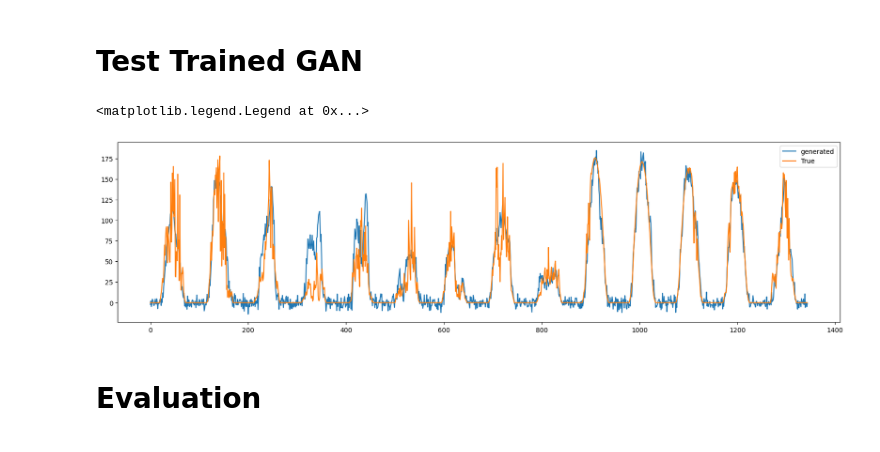
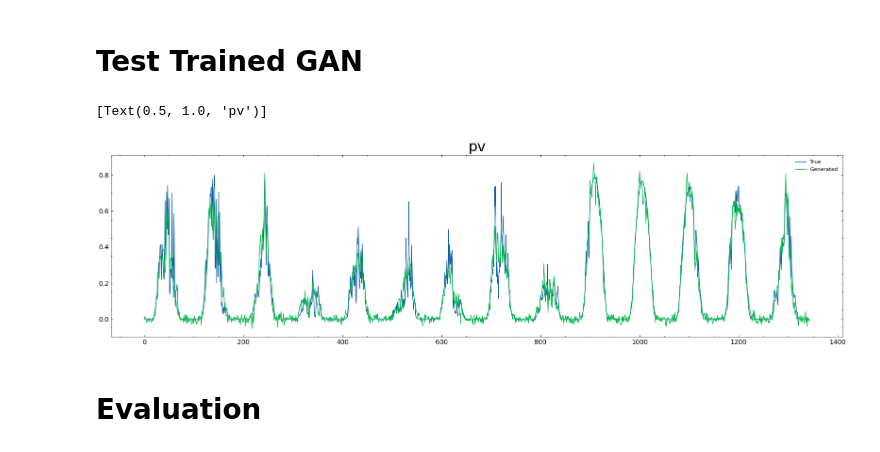
Before and after one commit to WillWang1113/Conditional_Wasserstein_GAN, a Jupyter notebook: test.ipynb, the cells around one changed output. Saved outputs shown, nothing was run; the diff lists cells and outputs as text; code cells hidden in the pictures.

Commit message:
add plots

```diff
--- a/test.ipynb
+++ b/test.ipynb
@@ -78,6 +84,15 @@ max value: 222.967
 import pandas as pd
 import numpy as np
 import matplotlib.pyplot as plt
+
+import scienceplots
+plt.style.use(['science','no-latex'])
+plt.rcParams.update({
+    'axes.labelsize': 20,
+    "xtick.labelsize": 18,
+    "ytick.labelsize": 18,
+    "axes.titlesize": 22,
+})
 
 time_col = pd.DataFrame(pd.date_range(start="1/1/2019 00:00:00",
                                       end="12/31/2021 23:45:00",
@@ -90,7 +105,13 @@ print("wind length:\t", len(wind))
 wind = pd.merge(time_col, wind, how="outer")
 wind = wind.ffill()
 wind["value"] = wind["value"]+1
+wind["value"] = wind["value"]/ wind["value"].max()
 # wind.to_csv("data/wind_sps.csv", index=False)
-fig, ax = plt.subplots(2, figsize=[20,5])
+fig, ax = plt.subplots(2, figsize=[20, 10])
 ax[0].plot(wind["ds"], wind["value"])
-ax[1].plot(wind["ds"][100:100+96*7], wind["value"][100:100+96*7])
+ax[1].plot(wind["ds"][:96*7], wind["value"][:96*7], lw=3)
+ax[0].set(ylabel='Power Output', title='Wind Outputs (p.u.)')
+ax[1].set(xlabel='Time', ylabel='Power Output')
+fig.savefig("data/wind_sps.png", dpi=300, transparent=True, bbox_inches="tight")
+
+# ax[2].hist(wind["value"], bins=80, histtype="stepfilled", alpha=.8)
@@ -164,57 +199,64 @@ import pickle
 import numpy as np
 import matplotlib.pyplot as plt
 from sklearn.preprocessing import StandardScaler
+import scienceplots
+plt.style.use(['science', 'no-latex', "nature"])
+plt.rcParams.update({
+    'axes.labelsize': 15,
+    "xtick.labelsize": 10,
+    "ytick.labelsize": 10,
+    "axes.titlesize": 22,
+    "legend.fontsize": 8
+})
 
 power_type = "pv"
+condition = True
 mydata = pickle.load(open(f'loggings/{power_type}_preprocess.pkl', 'rb'))
-scaler = mydata["scaler"]
+# scaler = mydata["scaler"]
 test_ds = mydata["test_ds"]
+test_ds = test_ds.astype(float)
 
-generator = torch.load(f"loggings/{power_type}_generator.pth")
+generator = torch.load(f"loggings/{power_type}_C{condition}_G.pth")
 generator.eval()
 
 final_results = []
+# choose = 5
+# for i in range(choose):
 for i in range(len(test_ds)):
     select = i
 
     # select = 50
-    target = test_ds[select][:-2]
-    cond = test_ds[select][-2:].reshape(1, -1)
-    # target = torch.from_numpy(target).float().cuda()
+    target = test_ds[select, :96]
+    cond = test_ds[select, 96:].reshape(1, -1)
+
     cond = torch.from_numpy(cond).float().cuda()
 
-    num = 1000
-    dist = 99999999
+    num = 2500
+    dist = 1e10
     idx = 0
     record = []
     for i in range(num):
         z = torch.normal(0, 1, [1, 96]).cuda()
-
-        # print(z)
         # break
         y_hat = generator(z, cond)
         y_hat = y_hat.detach().cpu().numpy().reshape(target.shape)
         y_hat = y_hat.astype(float)
         if np.linalg.norm(y_hat - target) < dist:
             dist = np.linalg.norm(y_hat - target)
             idx = i
         record.append(y_hat)
     best_fit = record[idx]
     final_results.append(best_fit)
-final_results = np.concatenate(final_results, axis=0) * scaler
+final_results = np.concatenate(final_results, axis=0)
 
 start = 100
 plot_len = 96 * 14
 end = start + plot_len
 fig, ax = plt.subplots(figsize=[20, 5])
-ax.plot(range(plot_len), final_results[start:end], label="generated")
-ax.plot(range(plot_len), test_ds[:, :-2].flatten()[start:end] * scaler, label="True")
+ax.plot(range(plot_len), test_ds[:, :96].flatten()[start:end], label="True")
+ax.plot(range(plot_len), final_results[start:end], label="Generated")
 ax.legend()
-# print(len(best_fit))
-# plt.plot(range(96), target, label="True")
-# plt.plot(range(96), best_fit, label="generated")
-# plt.legend()
-# plt.savefig("loggings/pv_gen.png")
+ax.set(title=f"{power_type}")
 # %% [output]
-<matplotlib.legend.Legend at 0x...>
+[Text(0.5, 1.0, 'pv')]
-[figure, old version]
+[figure, new version]
```
Also changed, not shown: parts of 7 cells of this notebook, 26 other files.
